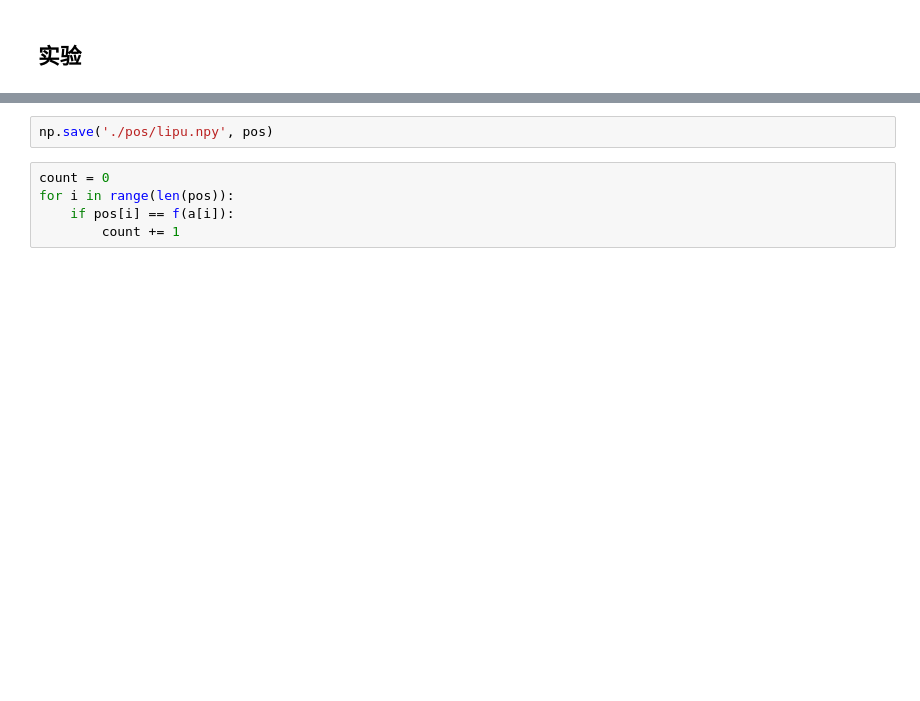
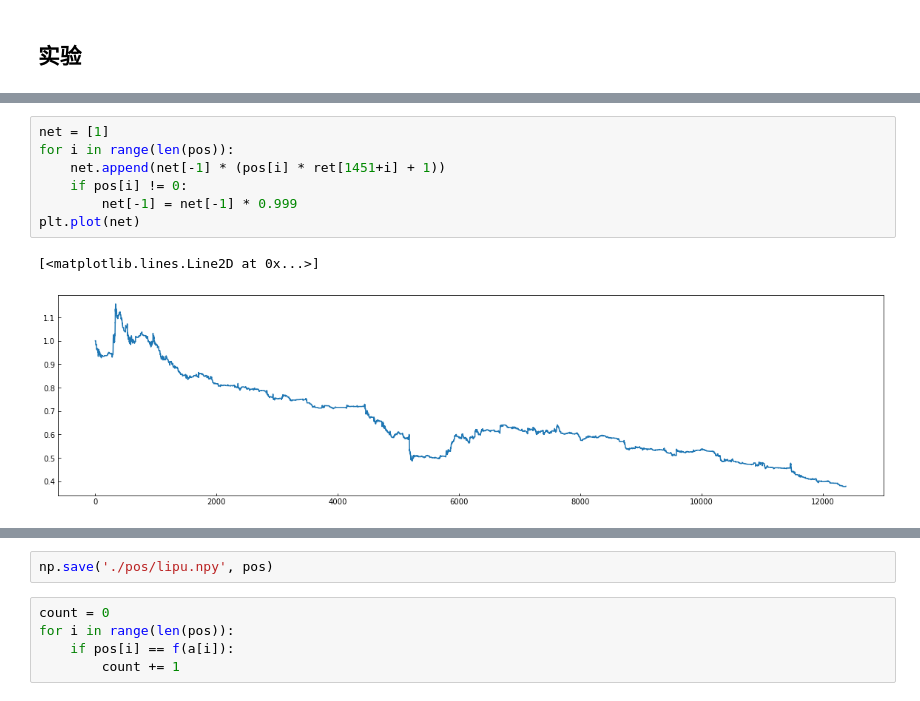
Before and after one commit to wx2480/digit, a Jupyter notebook: XGBmodel.ipynb, the cells around one changed output, grey strips where cells are left out. Cells and saved outputs as stored; diff of their text form; blank space fills up the shorter version.

```diff
--- a/XGBmodel.ipynb
+++ b/XGBmodel.ipynb
@@ -341,0 +389,10 @@ Wall time: 2h 18min 7s
+# %%
+net = [1]
+for i in range(len(pos)):
+    net.append(net[-1] * (pos[i] * ret[1451+i] + 1))
+    if pos[i] != 0:
+        net[-1] = net[-1] * 0.999
+plt.plot(net)
+# %% [output]
+[<matplotlib.lines.Line2D at 0x...>]
+[figure, added]
```
Also changed, not shown: parts of 24 cells of this notebook.
